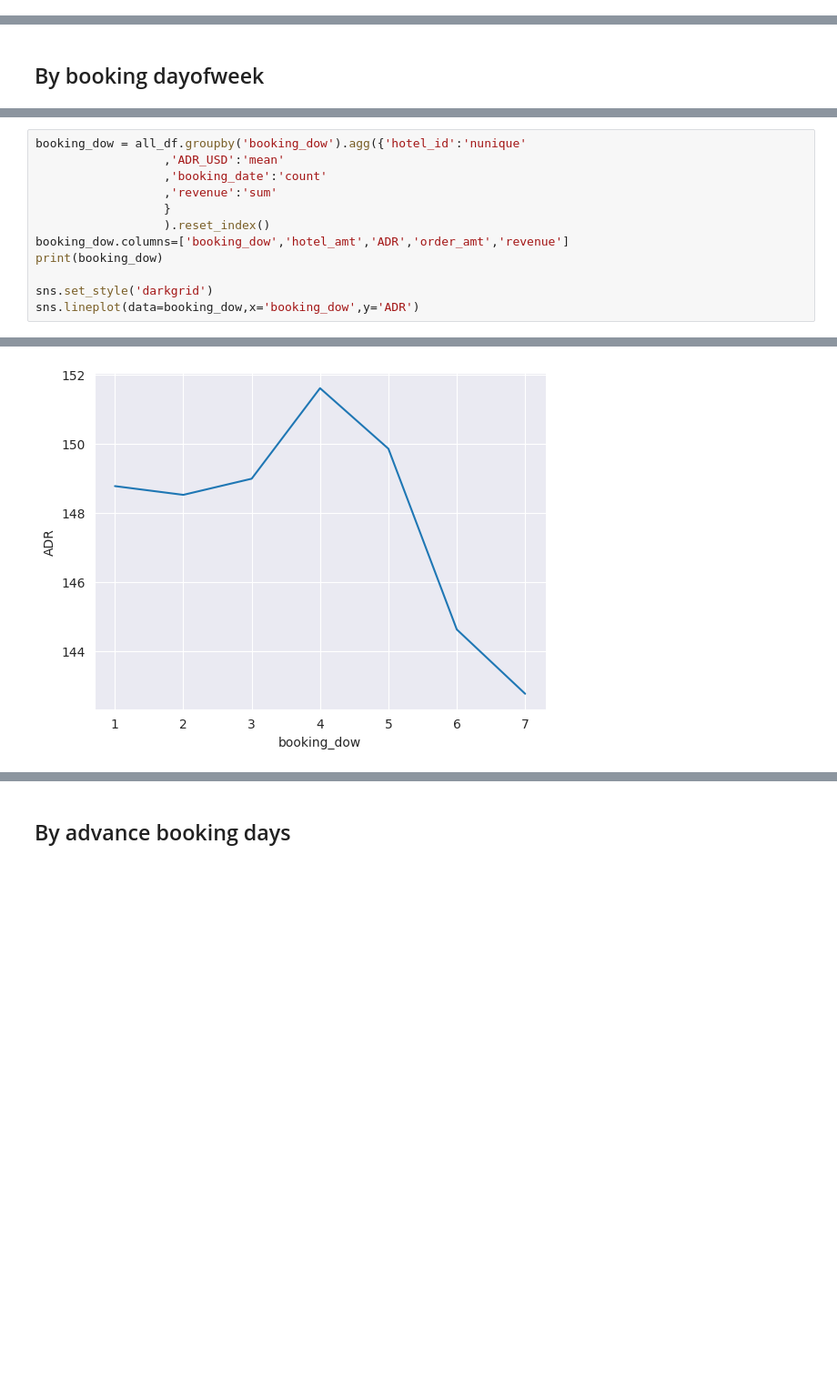
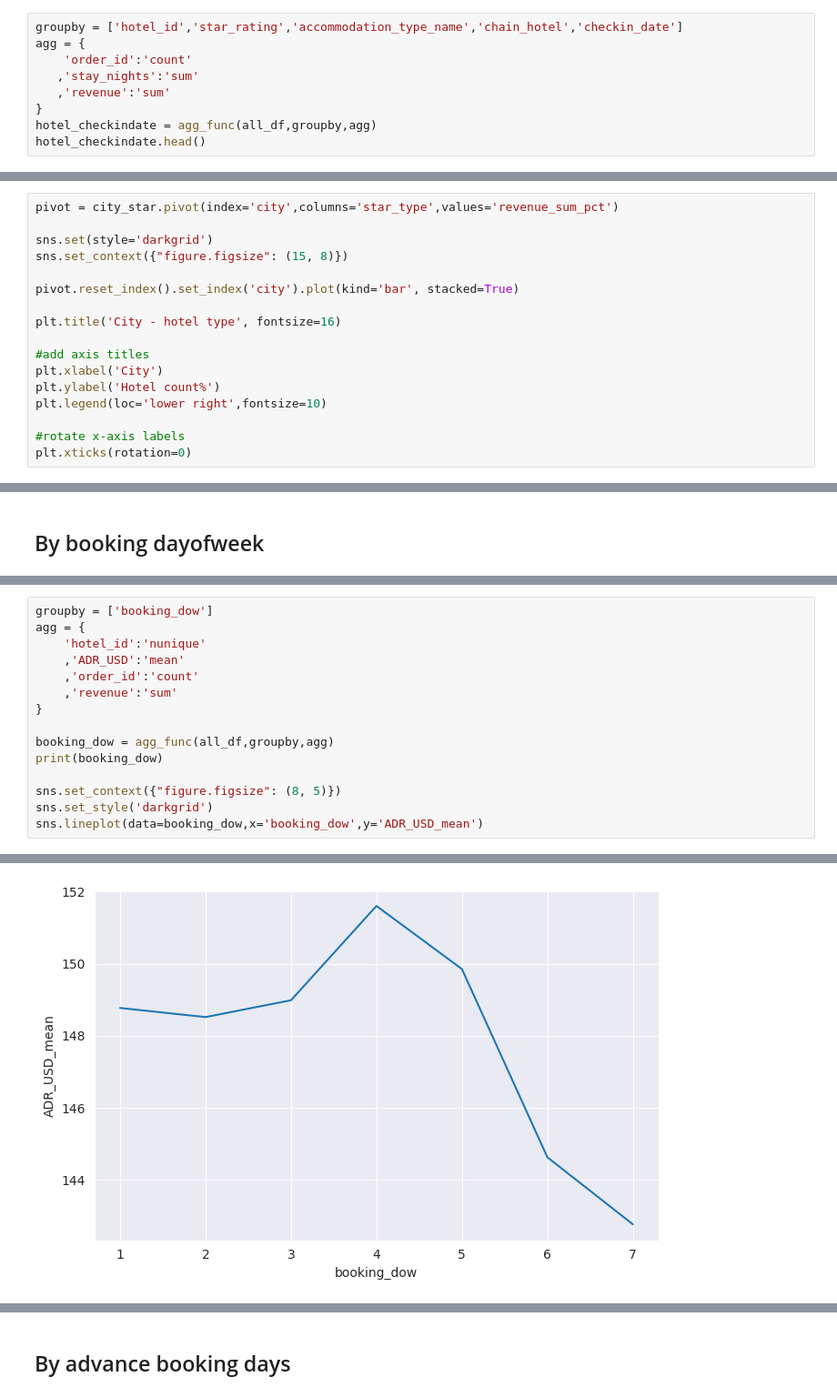
Before and after one commit to heimmer/profile, a Jupyter notebook: Case_Study.ipynb, the cells around one changed output, grey strips where cells are left out. Shown at 91% size. Saved outputs shown, nothing was run; the diff lists cells and outputs as text; blank space fills up the shorter version.

```diff
--- a/Case_Study.ipynb
+++ b/Case_Study.ipynb
@@ -124,0 +132,9 @@ all_df
+# %%
+groupby = ['hotel_id','star_rating','accommodation_type_name','chain_hotel','checkin_date']
+agg = {
+    'order_id':'count'
+   ,'stay_nights':'sum'
+   ,'revenue':'sum'
+}
+hotel_checkindate = agg_func(all_df,groupby,agg)
+hotel_checkindate.head()
@@ -143,0 +395,17 @@ def agg_func(df,groupby,agg,subgroup_pct=None):
+# %%
+pivot = city_star.pivot(index='city',columns='star_type',values='revenue_sum_pct')
+
+sns.set(style='darkgrid')
+sns.set_context({"figure.figsize": (15, 8)})
+
+pivot.reset_index().set_index('city').plot(kind='bar', stacked=True)
+
+plt.title('City - hotel type', fontsize=16)
+
+#add axis titles
+plt.xlabel('City')
+plt.ylabel('Hotel count%')
+plt.legend(loc='lower right',fontsize=10)
+
+#rotate x-axis labels
+plt.xticks(rotation=0)
@@ -304,13 +564,16 @@ all_df.head()
 # %%
-booking_dow = all_df.groupby('booking_dow').agg({'hotel_id':'nunique'
-                  ,'ADR_USD':'mean'
-                  ,'booking_date':'count'
-                  ,'revenue':'sum'
-                  }
-                  ).reset_index()
-booking_dow.columns=['booking_dow','hotel_amt','ADR','order_amt','revenue']
+groupby = ['booking_dow']
+agg = {
+    'hotel_id':'nunique'
+    ,'ADR_USD':'mean'
+    ,'order_id':'count'
+    ,'revenue':'sum'
+}
+
+booking_dow = agg_func(all_df,groupby,agg)
 print(booking_dow)
 
+sns.set_context({"figure.figsize": (8, 5)})
 sns.set_style('darkgrid')
-sns.lineplot(data=booking_dow,x='booking_dow',y='ADR')
+sns.lineplot(data=booking_dow,x='booking_dow',y='ADR_USD_mean')
 # %% [output]
@@ -326 +589 @@ sns.lineplot(data=booking_dow,x='booking_dow',y='ADR')
-[figure, old version]
+[figure, new version]
```
Also changed, not shown: parts of 53 cells of this notebook.
